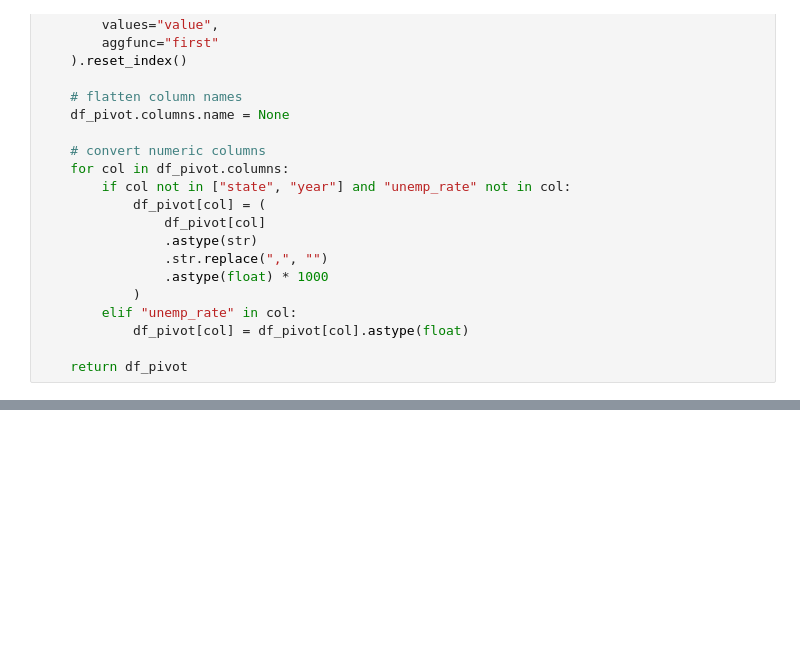
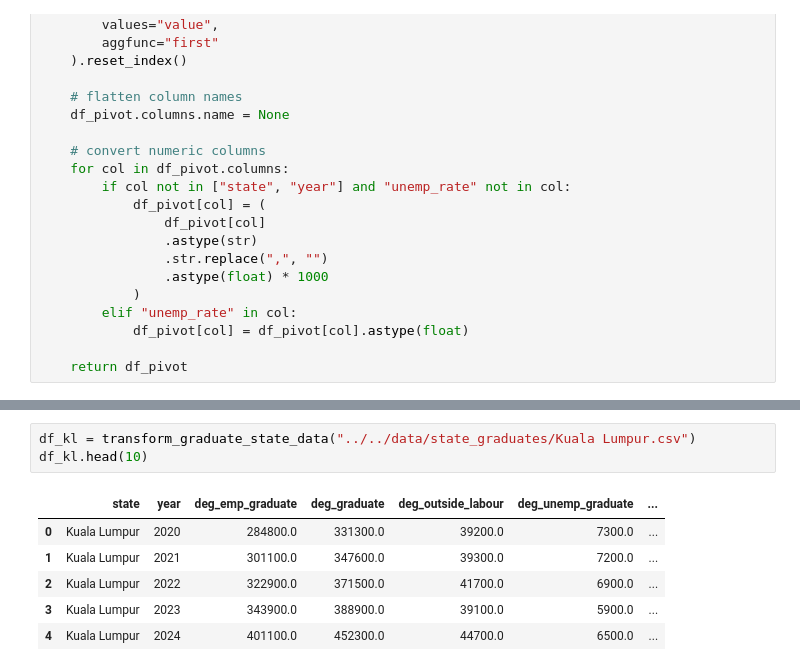
Before and after one commit to junchuan15/Lamimi2026, a Jupyter notebook: src/landing/nb_dosm_graduates_state.ipynb, the cells around one changed output, grey strips where cells are left out. Saved outputs shown, nothing was run; the diff lists cells and outputs as text; blank space fills up the shorter version.

```diff
--- a/src/landing/nb_dosm_graduates_state.ipynb
+++ b/src/landing/nb_dosm_graduates_state.ipynb
@@ -51,0 +62,10 @@ df_johor.head(10)
+# %%
+df_kl = transform_graduate_state_data("../../data/state_graduates/Kuala Lumpur.csv")
+df_kl.head(10)
+# %% [output]
+|  | state | year | deg_emp_graduate | deg_graduate | deg_outside_labour | deg_unemp_graduate | ... |
+| 0 | Kuala Lumpur | 2020 | 284800.0 | 331300.0 | 39200.0 | 7300.0 | ... |
+| 1 | Kuala Lumpur | 2021 | 301100.0 | 347600.0 | 39300.0 | 7200.0 | ... |
+| 2 | Kuala Lumpur | 2022 | 322900.0 | 371500.0 | 41700.0 | 6900.0 | ... |
+| 3 | Kuala Lumpur | 2023 | 343900.0 | 388900.0 | 39100.0 | 5900.0 | ... |
+| 4 | Kuala Lumpur | 2024 | 401100.0 | 452300.0 | 44700.0 | 6500.0 | ... |
```
Also changed, not shown: parts of 16 cells of this notebook, 16 other files.
